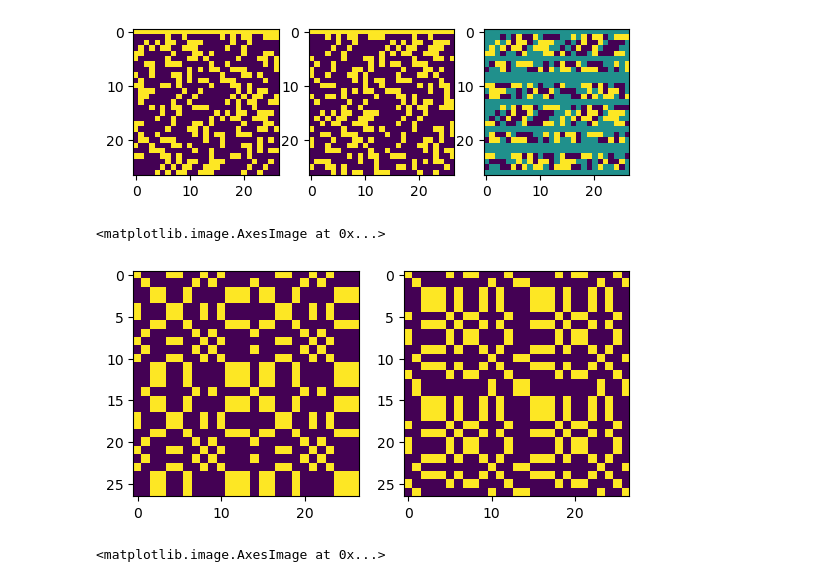
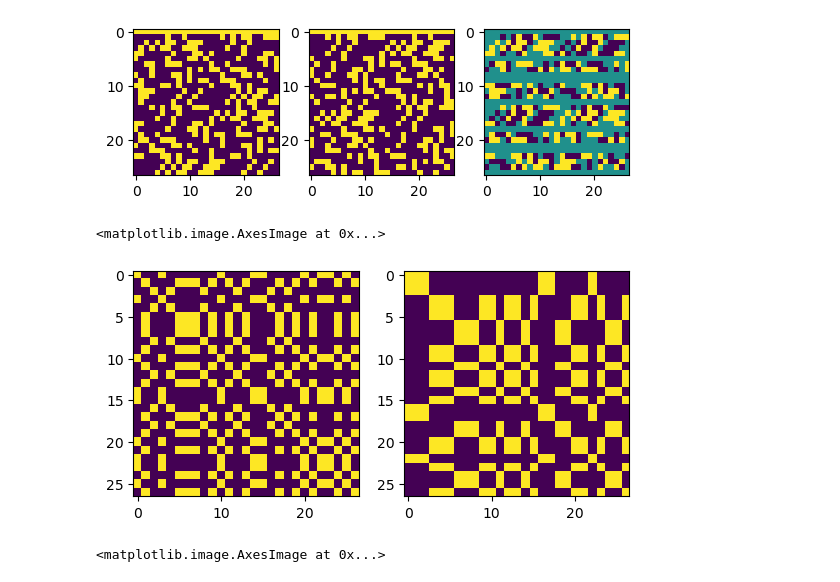
Before and after one commit to ernestocr/wigner, a Jupyter notebook: prog/qutrit.ipynb, the cells around one changed output. Drawn from its saved outputs; the diff is of its cells as text; code cells hidden in the pictures.

```diff
--- a/prog/qutrit.ipynb
+++ b/prog/qutrit.ipynb
@@ -126,13 +126,13 @@ ax3.imshow(np.real(mubs[27*k:27*(k+1)] - mubs_kantor[27*k:27*(k+1)]))
 [figure]
 # %%
 k = 10
-j = 0
+j = 5
 fig, (ax1, ax2) = plt.subplots(1,2)
 ax1.imshow(np.real(proj(mubs[27*k:27*(k+1), j])))
 ax2.imshow(np.real(proj(mubs_kantor[27*k:27*(k+1), j])))
 # %% [output]
 <matplotlib.image.AxesImage at 0x...>
-[figure, old version]
+[figure, new version]
 # %%
 j = 0
 m = 28
```
Also changed, not shown: parts of 1 cell of this notebook, 5 other files.
